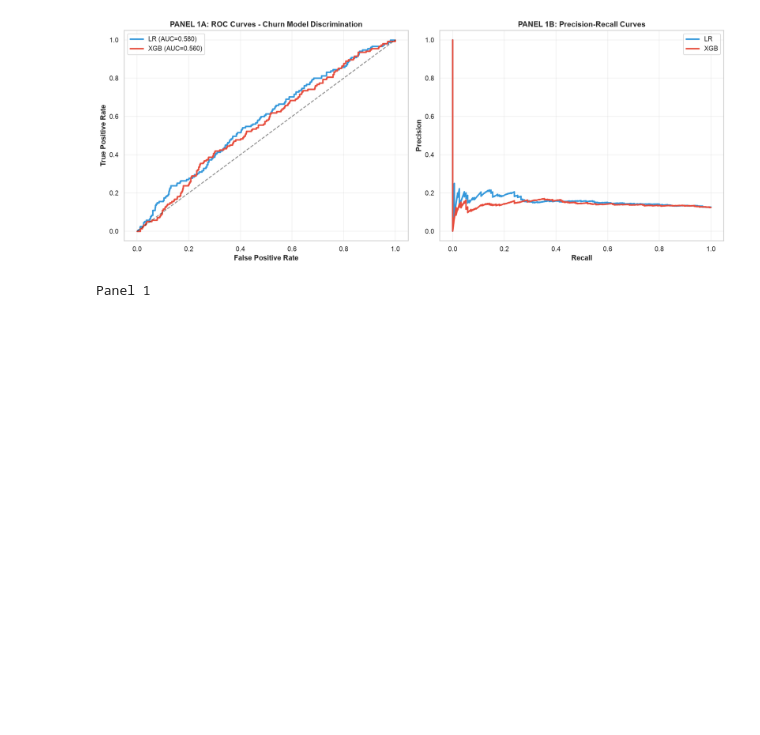
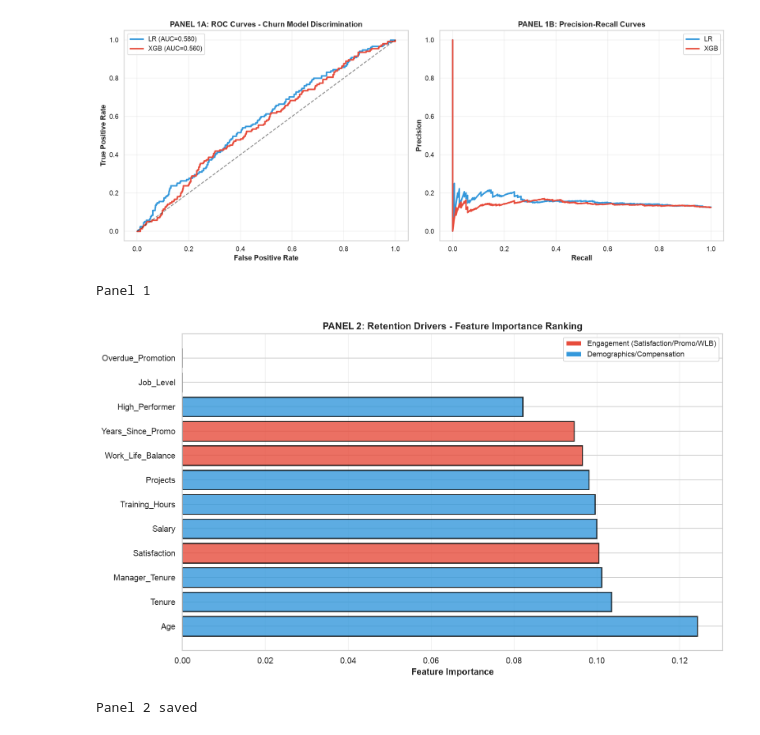
Before and after one commit to kariuki392/DataAnalysisProject29-HR-Attrition-Talent-Risk-Analytics-Engine, a Jupyter notebook: notebooks/hrattrition.ipynb, the cells around one changed output. Cells and saved outputs as stored; diff of their text form; code cells hidden in the pictures; blank space fills up the shorter version.

```diff
--- a/notebooks/hrattrition.ipynb
+++ b/notebooks/hrattrition.ipynb
@@ -123,3 +123,22 @@ print('Panel 1')
 # %% [output]
 [figure]
 Panel 1
+# %%
+feat_imp = pd.DataFrame({'Feature': feature_cols, 'Importance': xgb_full.feature_importances_}).sort_values('Importance', ascending=False)
+
+fig, ax = plt.subplots(figsize=(12, 7))
+colors = ['#E74C3C' if f in ['Satisfaction', 'Years_Since_Promo', 'Work_Life_Balance'] else '#3498DB' for f in feat_imp['Feature']]
+ax.barh(feat_imp['Feature'], feat_imp['Importance'], color=colors, edgecolor='black', linewidth=1.5, alpha=0.8)
+ax.set_xlabel('Feature Importance', fontweight='bold', fontsize=12)
+ax.set_title('PANEL 2: Retention Drivers - Feature Importance Ranking', fontweight='bold', fontsize=13)
+ax.grid(True, alpha=0.3, axis='x')
+
+from matplotlib.patches import Patch
+ax.legend(handles=[Patch(facecolor='#E74C3C', label='Engagement (Satisfaction/Promo/WLB)'), Patch(facecolor='#3498DB', label='Demographics/Compensation')], fontsize=10)
+plt.tight_layout()
+plt.show()
+plt.close()
+print('Panel 2 saved')
+# %% [output]
+[figure, added]
+Panel 2 saved
```
